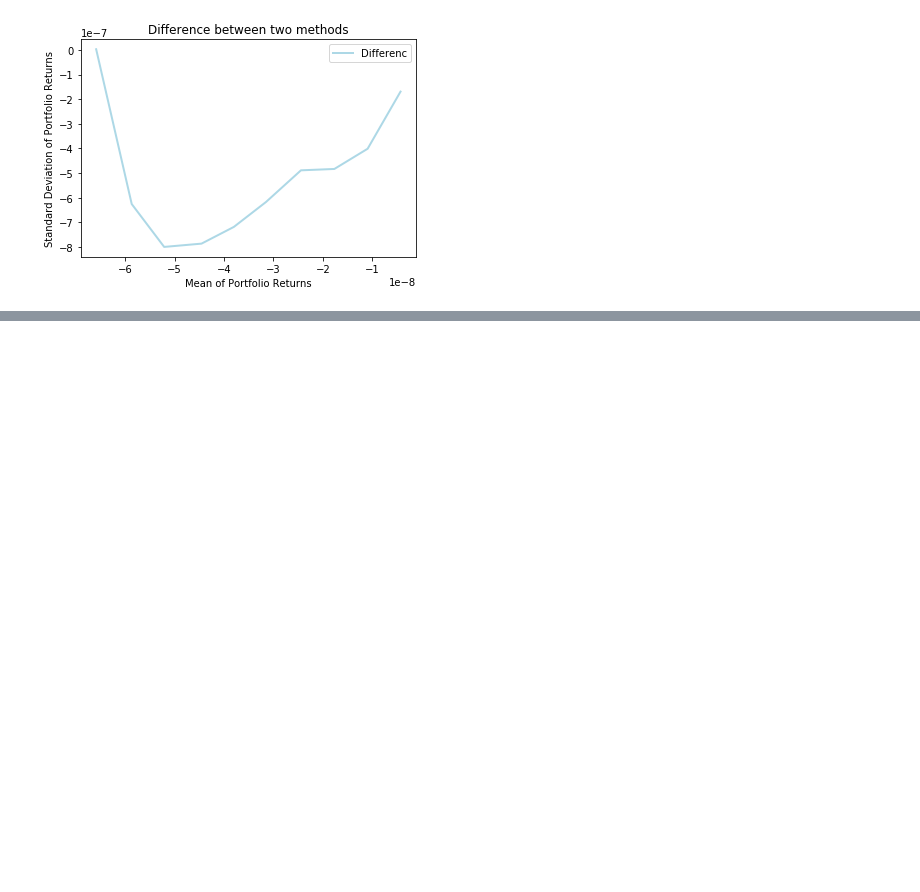
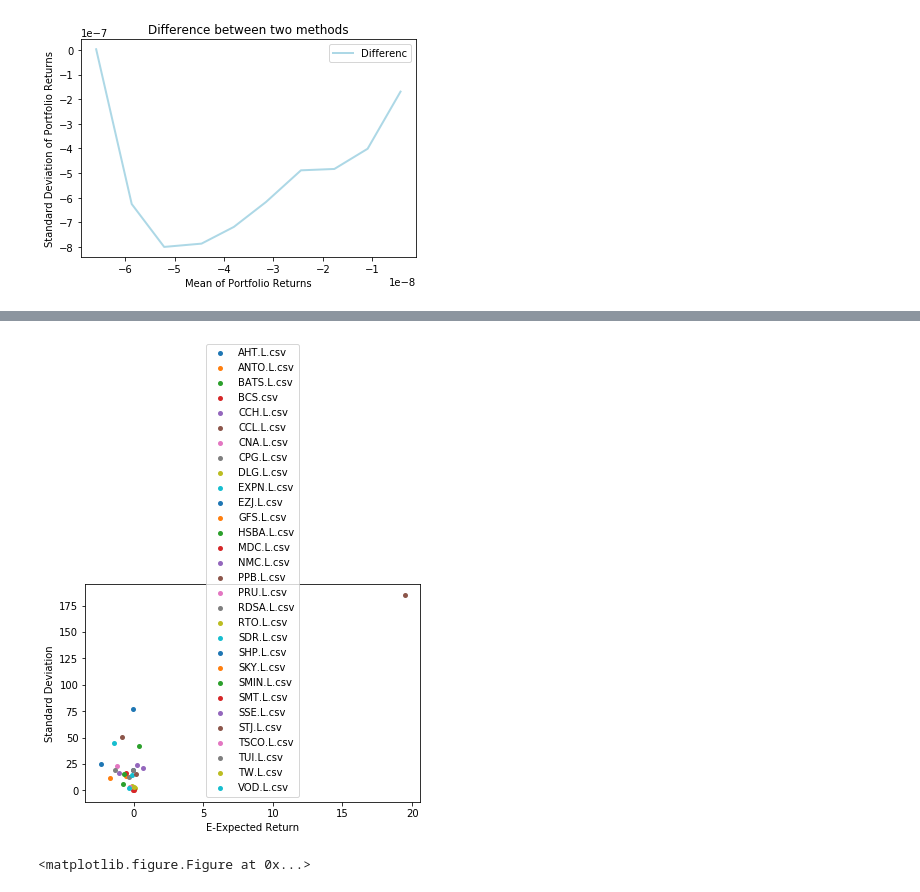
Before and after one commit to Trouble404/Computational-Finance-coursework, a Jupyter notebook: comp6212.ipynb, the cells around one changed output, grey strips where cells are left out. Drawn from its saved outputs; the diff is of its cells as text; code cells hidden in the pictures; blank space fills up the shorter version.

```diff
--- a/comp6212.ipynb
+++ b/comp6212.ipynb
@@ -160,0 +359,17 @@ plt.show()
+# %%
+f6 = plt.figure(6)
+
+for n in range (0, numFile):
+    plt.scatter(ERet[n],ECov_str[n], marker='.', linewidths= '2', label = files[n])
+plt.legend( loc='best')
+#plt.grid
+plt.ylabel("Standard Deviation")
+plt.xlabel("E-Expected Return")
+# plt with same scale
+#plt.ylim(0,0.25)
+#plt.xlim(0.09,0.205)
+plt.savefig("LABEL.PNG", dpi = 600)
+plt.show()
+# %% [output]
+[figure, added]
+<matplotlib.figure.Figure at 0x...>
```
Also changed, not shown: parts of 24 cells of this notebook.
